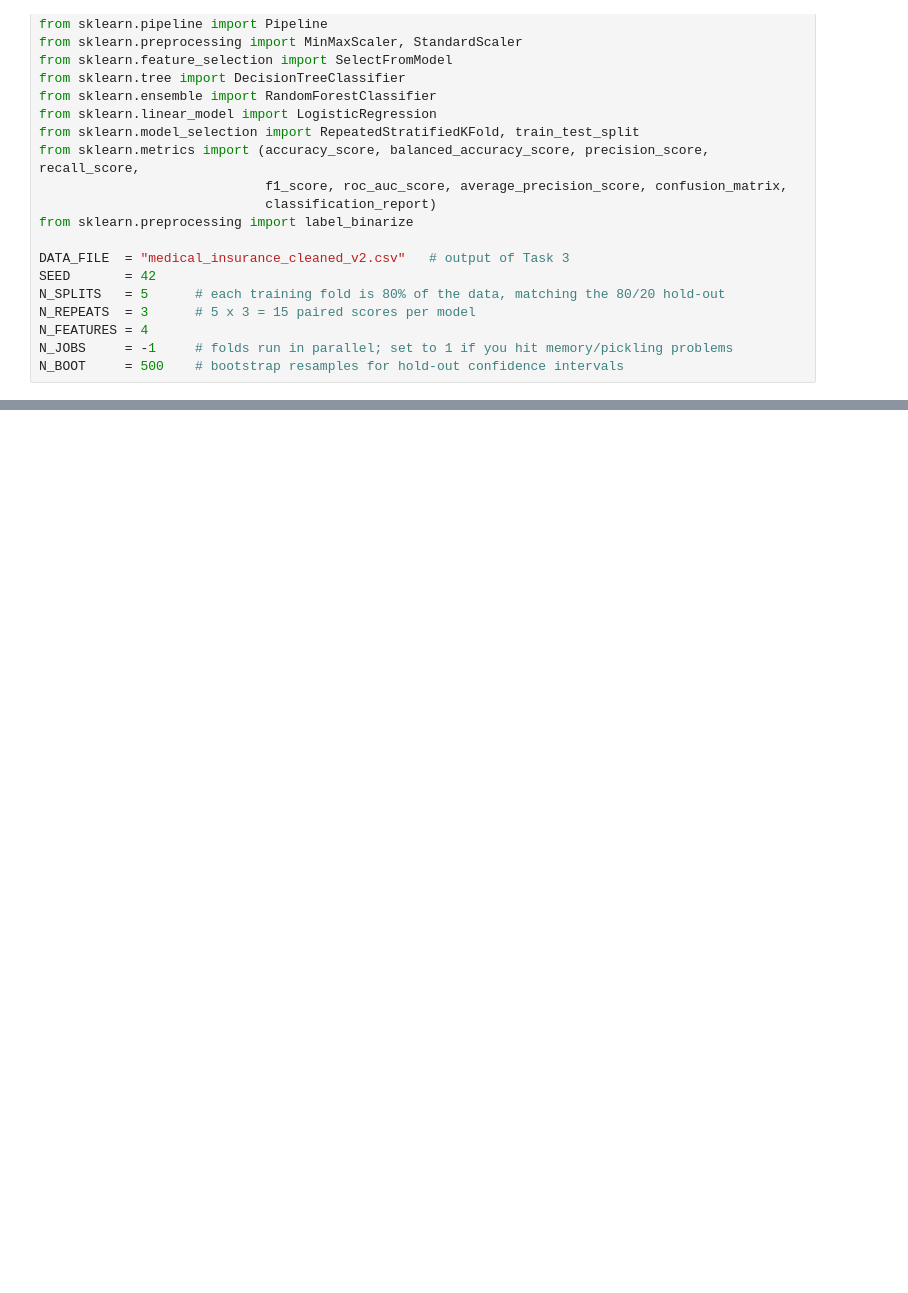
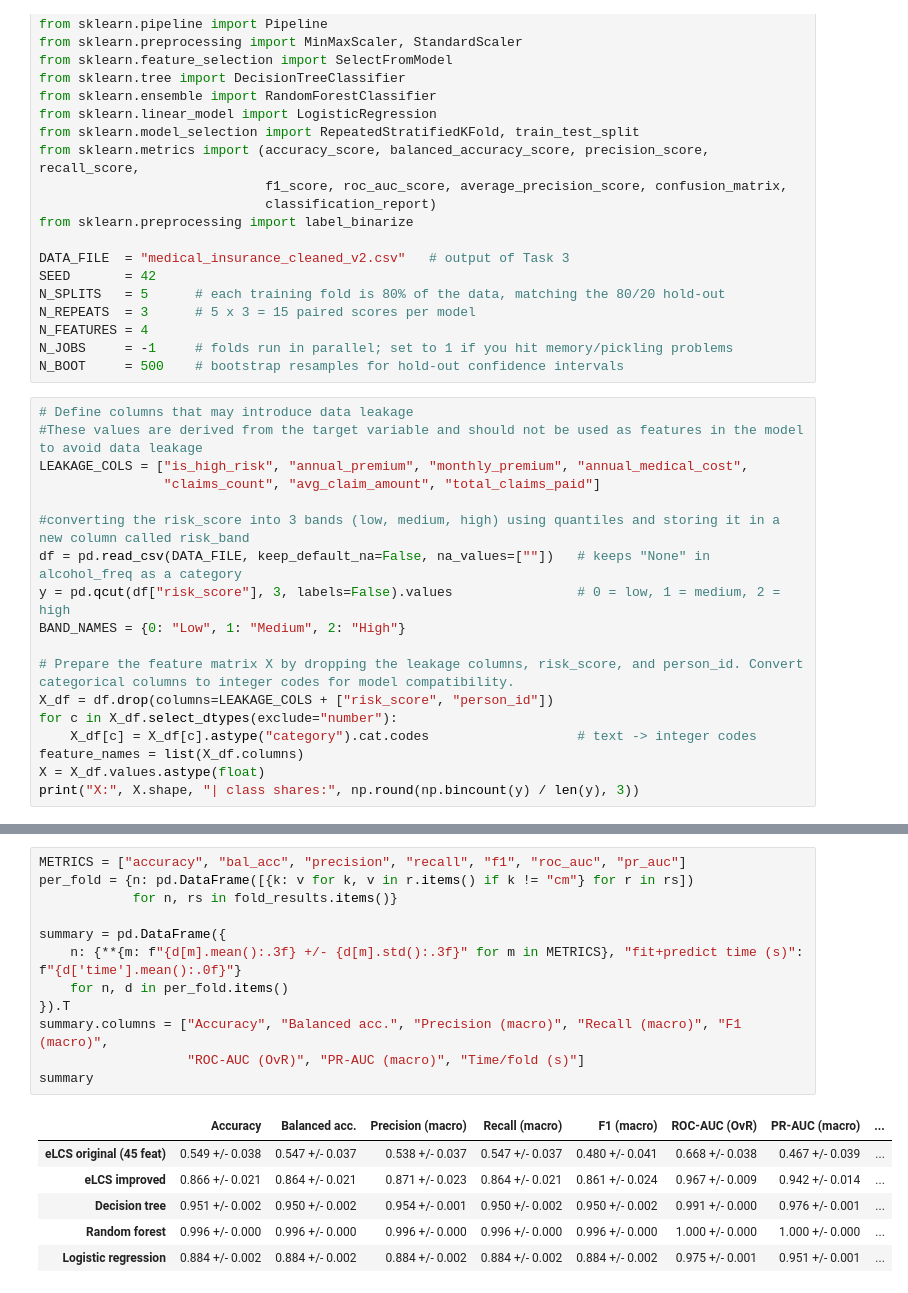
Before and after one commit to hrt9888/ENGE707-Group-Project-DBI, a Jupyter notebook: Phase 2 task 5.ipynb, the cells around one changed output, grey strips where cells are left out. Saved outputs shown, nothing was run; the diff lists cells and outputs as text; blank space fills up the shorter version.

```diff
--- a/Phase 2 task 5.ipynb
+++ b/Phase 2 task 5.ipynb
@@ -26,3 +26,21 @@ N_REPEATS  = 3      # 5 x 3 = 15 paired scores per model
 N_FEATURES = 4
 N_JOBS     = -1     # folds run in parallel; set to 1 if you hit memory/pickling problems
 N_BOOT     = 500    # bootstrap resamples for hold-out confidence intervals
+# %%
+# Define columns that may introduce data leakage
+#These values are derived from the target variable and should not be used as features in the model to avoid data leakage
+LEAKAGE_COLS = ["is_high_risk", "annual_premium", "monthly_premium", "annual_medical_cost",
+                "claims_count", "avg_claim_amount", "total_claims_paid"]
+
+#converting the risk_score into 3 bands (low, medium, high) using quantiles and storing it in a new column called risk_band
+df = pd.read_csv(DATA_FILE, keep_default_na=False, na_values=[""])   # keeps "None" in alcohol_freq as a category
+y = pd.qcut(df["risk_score"], 3, labels=False).values                # 0 = low, 1 = medium, 2 = high
+BAND_NAMES = {0: "Low", 1: "Medium", 2: "High"}
+
+# Prepare the feature matrix X by dropping the leakage columns, risk_score, and person_id. Convert categorical columns to integer codes for model compatibility.
+X_df = df.drop(columns=LEAKAGE_COLS + ["risk_score", "person_id"])
+for c in X_df.select_dtypes(exclude="number"):
+    X_df[c] = X_df[c].astype("category").cat.codes                   # text -> integer codes
+feature_names = list(X_df.columns)
+X = X_df.values.astype(float)
+print("X:", X.shape, "| class shares:", np.round(np.bincount(y) / len(y), 3))
@@ -28,0 +139,19 @@ N_BOOT     = 500    # bootstrap resamples for hold-out confidence intervals
+# %%
+METRICS = ["accuracy", "bal_acc", "precision", "recall", "f1", "roc_auc", "pr_auc"]
+per_fold = {n: pd.DataFrame([{k: v for k, v in r.items() if k != "cm"} for r in rs])
+            for n, rs in fold_results.items()}
+
+summary = pd.DataFrame({
+    n: {**{m: f"{d[m].mean():.3f} +/- {d[m].std():.3f}" for m in METRICS}, "fit+predict time (s)": f"{d['time'].mean():.0f}"}
+    for n, d in per_fold.items()
+}).T
+summary.columns = ["Accuracy", "Balanced acc.", "Precision (macro)", "Recall (macro)", "F1 (macro)",
+                   "ROC-AUC (OvR)", "PR-AUC (macro)", "Time/fold (s)"]
+summary
+# %% [output]
+|  | Accuracy | Balanced acc. | Precision (macro) | Recall (macro) | F1 (macro) | ROC-AUC (OvR) | PR-AUC (macro) | ... |
+| eLCS original (45 feat) | 0.549 +/- 0.038 | 0.547 +/- 0.037 | 0.538 +/- 0.037 | 0.547 +/- 0.037 | 0.480 +/- 0.041 | 0.668 +/- 0.038 | 0.467 +/- 0.039 | ... |
+| eLCS improved | 0.866 +/- 0.021 | 0.864 +/- 0.021 | 0.871 +/- 0.023 | 0.864 +/- 0.021 | 0.861 +/- 0.024 | 0.967 +/- 0.009 | 0.942 +/- 0.014 | ... |
+| Decision tree | 0.951 +/- 0.002 | 0.950 +/- 0.002 | 0.954 +/- 0.001 | 0.950 +/- 0.002 | 0.950 +/- 0.002 | 0.991 +/- 0.000 | 0.976 +/- 0.001 | ... |
+| Random forest | 0.996 +/- 0.000 | 0.996 +/- 0.000 | 0.996 +/- 0.000 | 0.996 +/- 0.000 | 0.996 +/- 0.000 | 1.000 +/- 0.000 | 1.000 +/- 0.000 | ... |
+| Logistic regression | 0.884 +/- 0.002 | 0.884 +/- 0.002 | 0.884 +/- 0.002 | 0.884 +/- 0.002 | 0.884 +/- 0.002 | 0.975 +/- 0.001 | 0.951 +/- 0.001 | ... |
```
Also changed, not shown: parts of 7 cells of this notebook.
